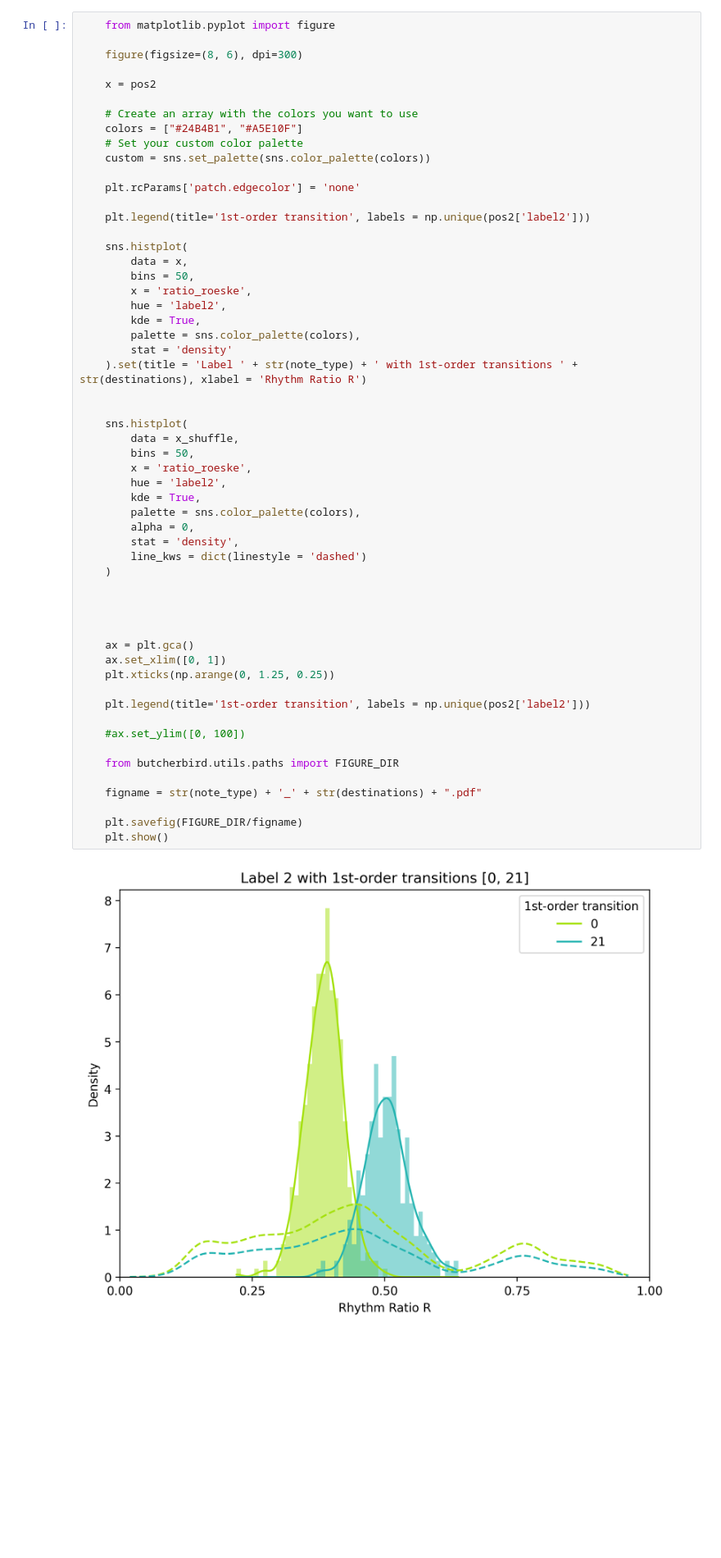
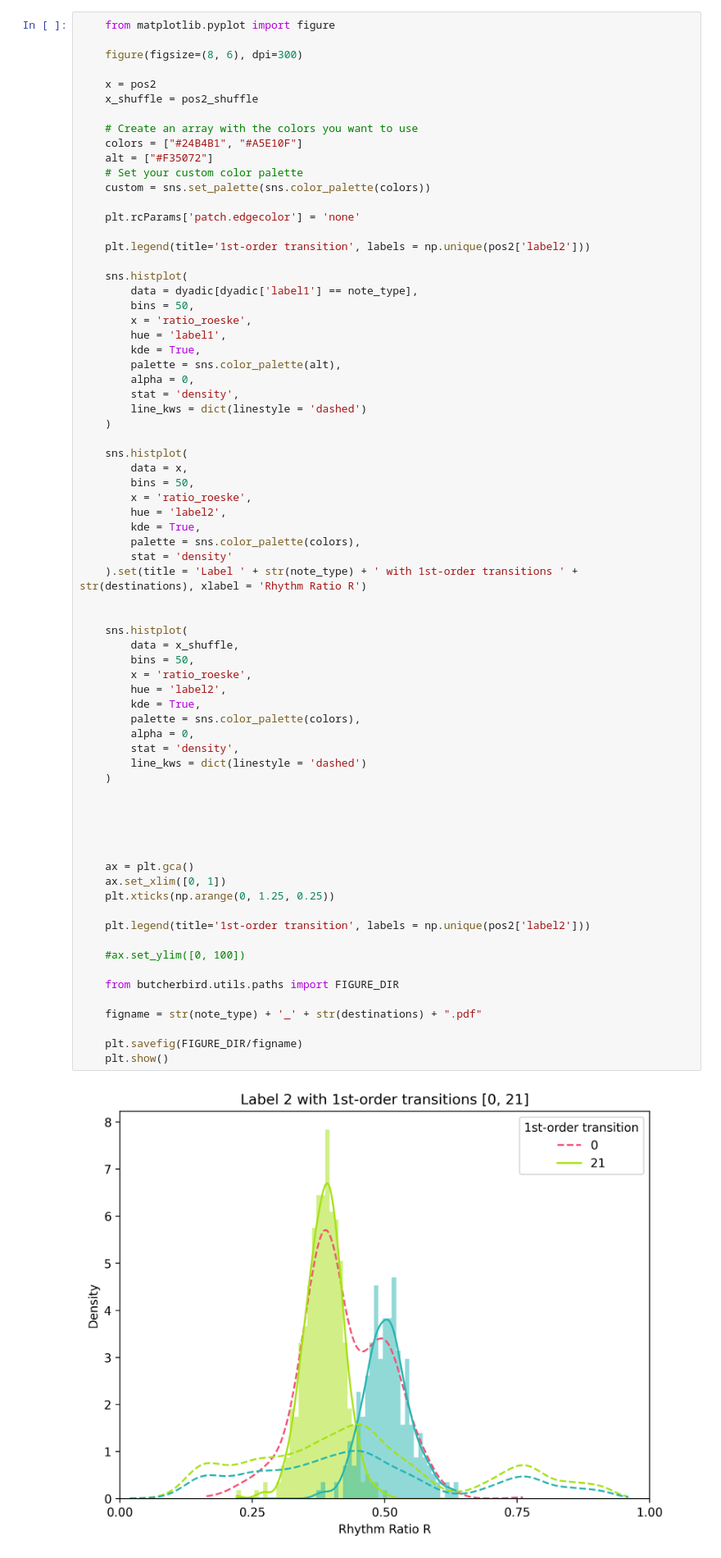
Before and after one commit to xingjeffrey/syntax_rhythm_pbb, a Jupyter notebook: notebooks/3.2 Syntax Modulated Rhythm for Bird 26 (2; 0, 21).ipynb, the cells around one changed output. Shown: that part at 82% size. Cells and saved outputs as stored; diff of their text form; blank space fills up the shorter version.

Commit message:
Updated main visualization

```diff
--- a/notebooks/3.2 Syntax Modulated Rhythm for Bird 26 (2; 0, 21).ipynb
+++ b/notebooks/3.2 Syntax Modulated Rhythm for Bird 26 (2; 0, 21).ipynb
@@ -124,15 +124,29 @@ import matplotlib.pyplot as plt
     figure(figsize=(8, 6), dpi=300)
 
     x = pos2
+    x_shuffle = pos2_shuffle
 
     # Create an array with the colors you want to use
     colors = ["#24B4B1", "#A5E10F"]
+    alt = ["#F35072"]
     # Set your custom color palette
     custom = sns.set_palette(sns.color_palette(colors))
 
     plt.rcParams['patch.edgecolor'] = 'none'
 
     plt.legend(title='1st-order transition', labels = np.unique(pos2['label2']))
+
+    sns.histplot(
+        data = dyadic[dyadic['label1'] == note_type],
+        bins = 50,
+        x = 'ratio_roeske',
+        hue = 'label1',
+        kde = True,
+        palette = sns.color_palette(alt),
+        alpha = 0,
+        stat = 'density',
+        line_kws = dict(linestyle = 'dashed')
+    )
 
     sns.histplot(
         data = x,
@@ -148,31 +162,32 @@ import matplotlib.pyplot as plt
     sns.histplot(
         data = x_shuffle,
         bins = 50,
         x = 'ratio_roeske',
         hue = 'label2',
         kde = True,
         palette = sns.color_palette(colors),
         alpha = 0,
         stat = 'density',
         line_kws = dict(linestyle = 'dashed')
     )
 
 
 
 
+
     ax = plt.gca()
     ax.set_xlim([0, 1])
     plt.xticks(np.arange(0, 1.25, 0.25))
 
     plt.legend(title='1st-order transition', labels = np.unique(pos2['label2']))
 
     #ax.set_ylim([0, 100])
 
     from butcherbird.utils.paths import FIGURE_DIR
 
     figname = str(note_type) + '_' + str(destinations) + ".pdf"
 
     plt.savefig(FIGURE_DIR/figname)
     plt.show()
 # %% [output]
-[figure, old version]
+[figure, new version]
```
Also changed, not shown: parts of 1 cell of this notebook, 1 other file.
